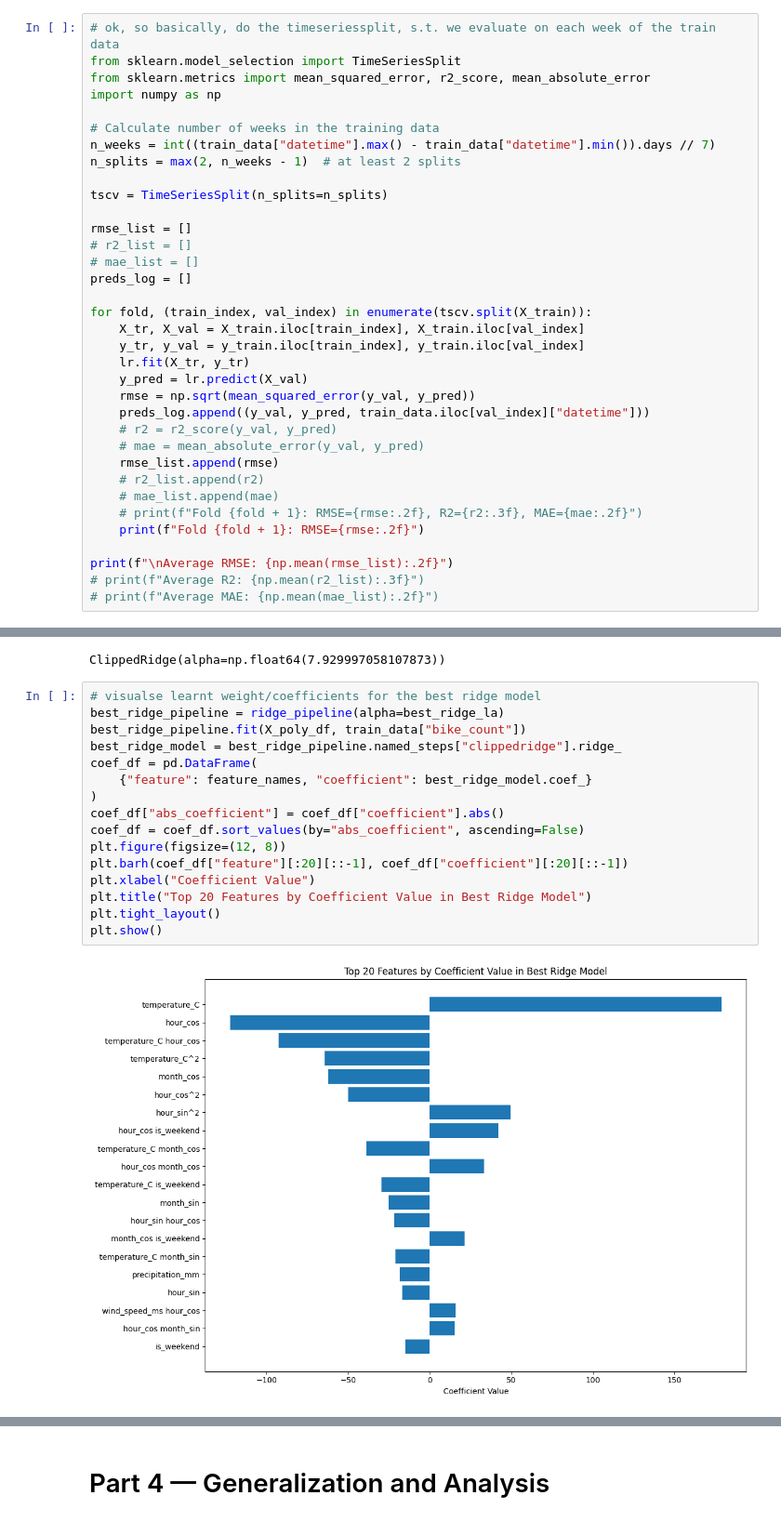
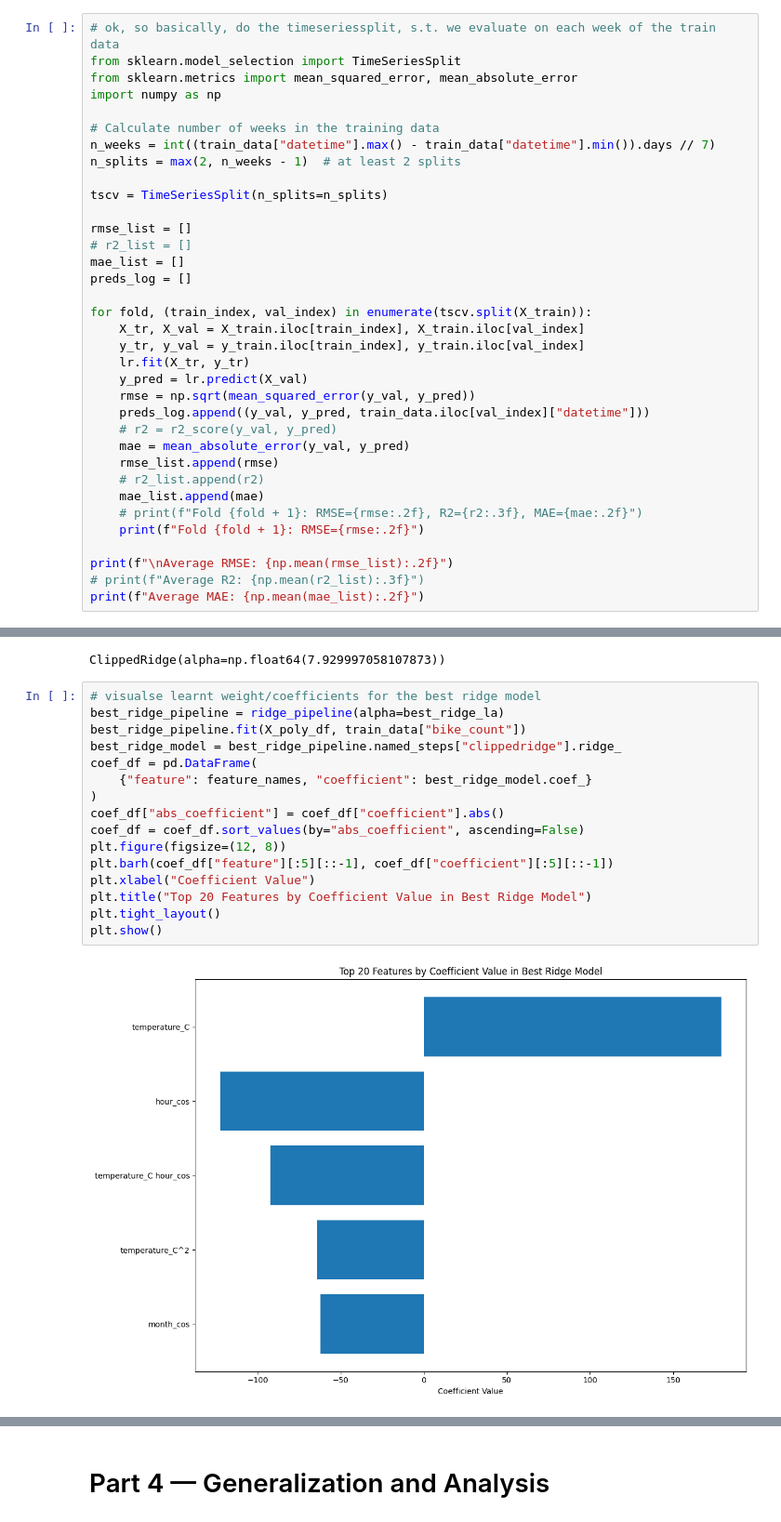
Before and after one commit to maciejjalocha/math_modelling_2526, a Jupyter notebook: exam/analysis.ipynb, the cells around one changed output, grey strips where cells are left out. Shown at 93% size. Drawn from its saved outputs; the diff is of its cells as text.

Commit message:
analysis/figures

```diff
--- a/exam/analysis.ipynb
+++ b/exam/analysis.ipynb
@@ -538,7 +550,7 @@ y_train = train_data["bike_count"]
 # %%
 # ok, so basically, do the timeseriessplit, s.t. we evaluate on each week of the train data
 from sklearn.model_selection import TimeSeriesSplit
-from sklearn.metrics import mean_squared_error, r2_score, mean_absolute_error
+from sklearn.metrics import mean_squared_error, mean_absolute_error
 import numpy as np
 
 # Calculate number of weeks in the training data
@@ -549,7 +561,7 @@ tscv = TimeSeriesSplit(n_splits=n_splits)
 
 rmse_list = []
 # r2_list = []
-# mae_list = []
+mae_list = []
 preds_log = []
 
 for fold, (train_index, val_index) in enumerate(tscv.split(X_train)):
@@ -560,16 +572,16 @@ for fold, (train_index, val_index) in enumerate(tscv.split(X_train)):
     rmse = np.sqrt(mean_squared_error(y_val, y_pred))
     preds_log.append((y_val, y_pred, train_data.iloc[val_index]["datetime"]))
     # r2 = r2_score(y_val, y_pred)
-    # mae = mean_absolute_error(y_val, y_pred)
+    mae = mean_absolute_error(y_val, y_pred)
     rmse_list.append(rmse)
     # r2_list.append(r2)
-    # mae_list.append(mae)
+    mae_list.append(mae)
     # print(f"Fold {fold + 1}: RMSE={rmse:.2f}, R2={r2:.3f}, MAE={mae:.2f}")
     print(f"Fold {fold + 1}: RMSE={rmse:.2f}")
 
 print(f"\nAverage RMSE: {np.mean(rmse_list):.2f}")
 # print(f"Average R2: {np.mean(r2_list):.3f}")
-# print(f"Average MAE: {np.mean(mae_list):.2f}")
+print(f"Average MAE: {np.mean(mae_list):.2f}")
 # %% [output]
 Fold 1: RMSE=82.19
 Fold 2: RMSE=67.33
@@ -1137,18 +1396,18 @@ ClippedRidge(alpha=np.float64(7.929997058107873))
 # %%
 # visualse learnt weight/coefficients for the best ridge model
 best_ridge_pipeline = ridge_pipeline(alpha=best_ridge_la)
 best_ridge_pipeline.fit(X_poly_df, train_data["bike_count"])
 best_ridge_model = best_ridge_pipeline.named_steps["clippedridge"].ridge_
 coef_df = pd.DataFrame(
     {"feature": feature_names, "coefficient": best_ridge_model.coef_}
 )
 coef_df["abs_coefficient"] = coef_df["coefficient"].abs()
 coef_df = coef_df.sort_values(by="abs_coefficient", ascending=False)
 plt.figure(figsize=(12, 8))
-plt.barh(coef_df["feature"][:20][::-1], coef_df["coefficient"][:20][::-1])
+plt.barh(coef_df["feature"][:5][::-1], coef_df["coefficient"][:5][::-1])
 plt.xlabel("Coefficient Value")
 plt.title("Top 20 Features by Coefficient Value in Best Ridge Model")
 plt.tight_layout()
 plt.show()
 # %% [output]
-[figure, old version]
+[figure, new version]
```
Also changed, not shown: parts of 27 cells of this notebook, 6 other files.
